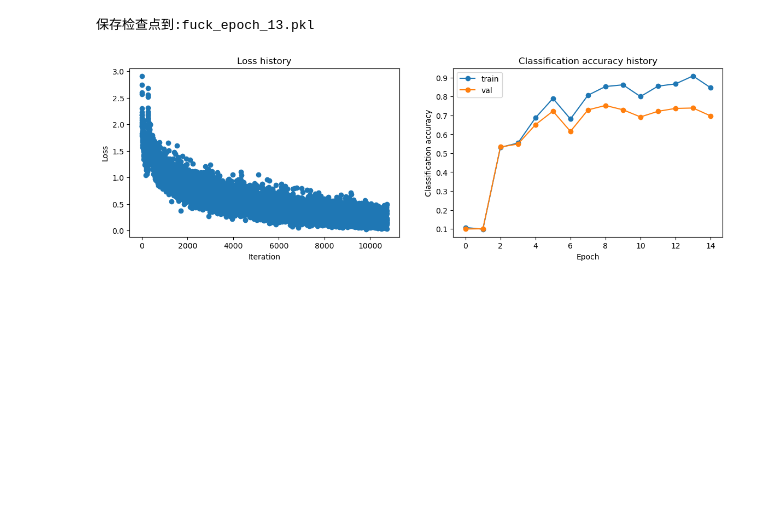
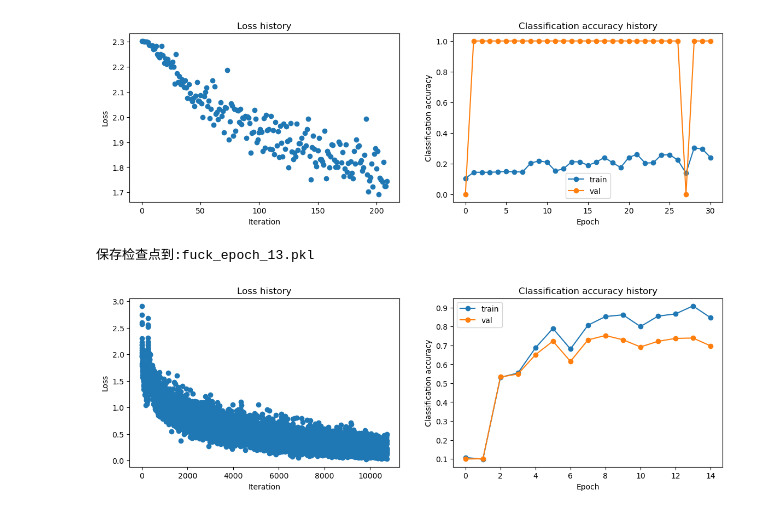
Before and after one commit to Kodp/VGGNetFromScratch, a Jupyter notebook: vgg19_test.ipynb, the cells around one changed output. Cells and saved outputs as stored; diff of their text form; code cells hidden in the pictures; blank space fills up the shorter version.

```diff
--- a/vgg19_test.ipynb
+++ b/vgg19_test.ipynb
@@ -79,11 +155,3 @@ def test():
-# %%
-num_train = 50
-small_data = {
-  'X_train': data_dict['X_train'][:num_train],
-  'y_train': data_dict['y_train'][:num_train],
-  'X_val': data_dict['X_val'][:50],
-  'y_val': data_dict['y_val'][:50],
-}
 # %%
 
 net = None
@@ -98,15 +166,18 @@ net = VggNet(
     max_pools = (1, 3, 7, 11, 15),
     num_FC = (4096, 4096, 10),
     weight_scale = 'kaiming',
-    dropout=0.5,
-    reg = 1e-5,
+    # dropout=0.5,
+    kaiming_ratio=0.1,
+    reg = 0,
     device = 'cuda'
 )
+net.check_loss(small_data)
+
 solver = Solver(net, small_data,
-                num_epochs=1000, batch_size=50,
+                num_epochs=100, batch_size=50,
                 optim_config={
                 'learning_rate': 1e-4,
                 },
                 update_rule=adam,
-                verbose=True, device='cuda',print_every=10, lr_decay=0.99)
+                verbose=True, device='cuda',print_every=5, lr_decay=0.95)
 # %% [output]
@@ -121,3 +207,7 @@ RuntimeError: CUDA out of memory. Tried to allocate 64.00 MiB (GPU 0; 6.00 GiB t
+# %%
+helper.plot_solver(solver)
+# %% [output]
+[figure, added]
 # %%
 solver.checkpoint_name = "fuck"
 solver._save_checkpoint()
```
Also changed, not shown: parts of 7 cells of this notebook, 12 other files.
